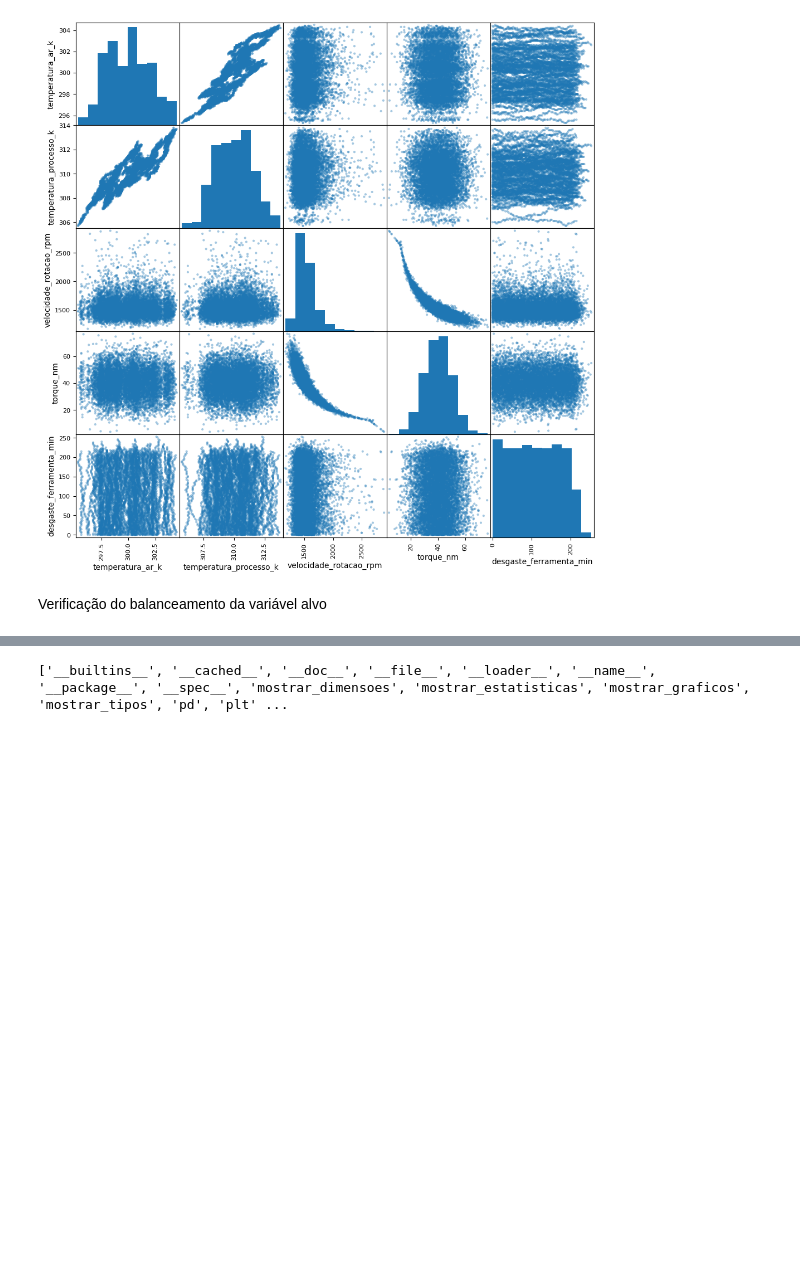
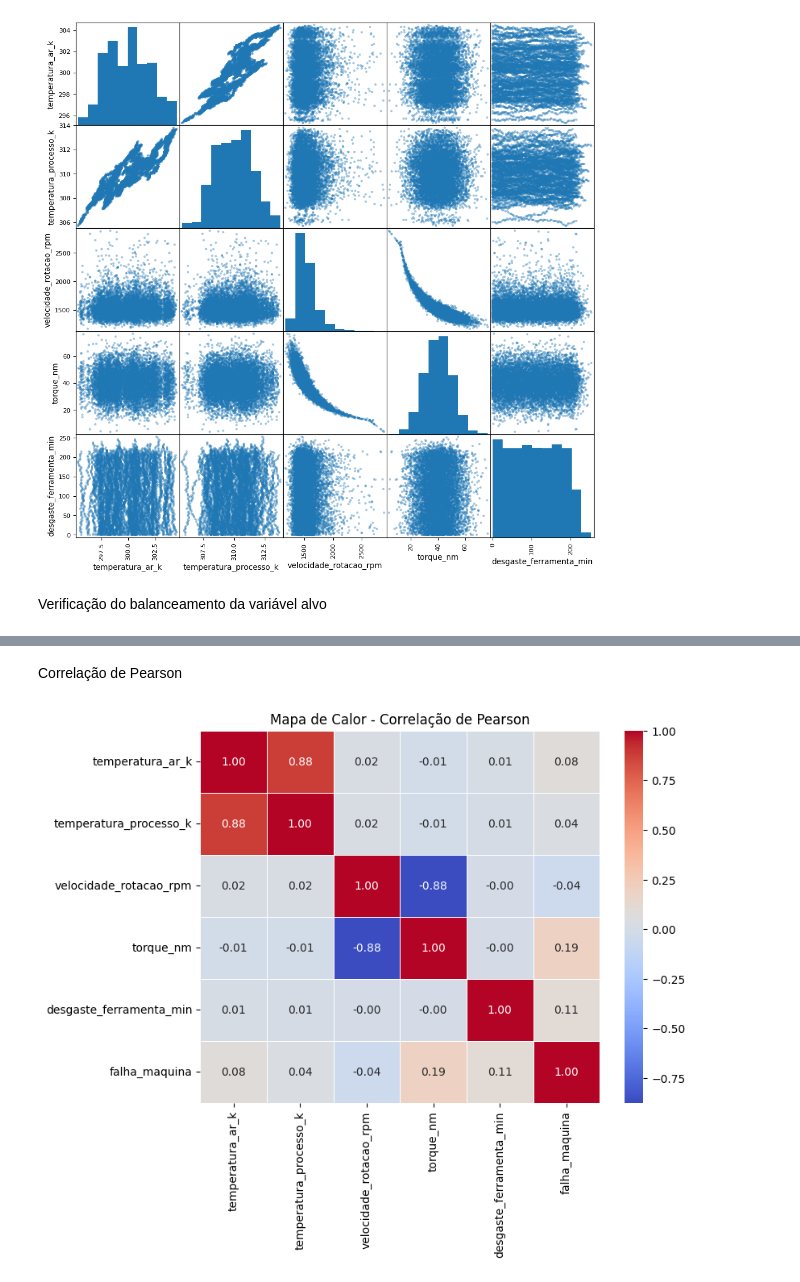
Before and after one commit to senapalm/predictive-maintenance, a Jupyter notebook: notebooks/projeto_final_sena.ipynb, the cells around one changed output, grey strips where cells are left out. Cells and saved outputs as stored; diff of their text form; code cells hidden in the pictures; blank space fills up the shorter version.

```diff
--- a/notebooks/projeto_final_sena.ipynb
+++ b/notebooks/projeto_final_sena.ipynb
@@ -88,6 +88,8 @@ ImportError: cannot import name 'plotar_balanceamento' from 'src.phase01_eda' (d
-# %%
-import src.phase01_eda as eda
-
-print(dir(eda))
-# %% [output]
-['__builtins__', '__cached__', '__doc__', '__file__', '__loader__', '__name__', '__package__', '__spec__', 'mostrar_dimensoes', 'mostrar_estatisticas', 'mostrar_graficos', 'mostrar_tipos', 'pd', 'plt' ...
+# %% [markdown]
+Correlação de Pearson
+# %%
+from src.phase01_eda import plotar_correlacao
+
+plotar_correlacao(df)
+# %% [output]
+[figure, added]
```
Also changed, not shown: parts of 2 cells of this notebook.
